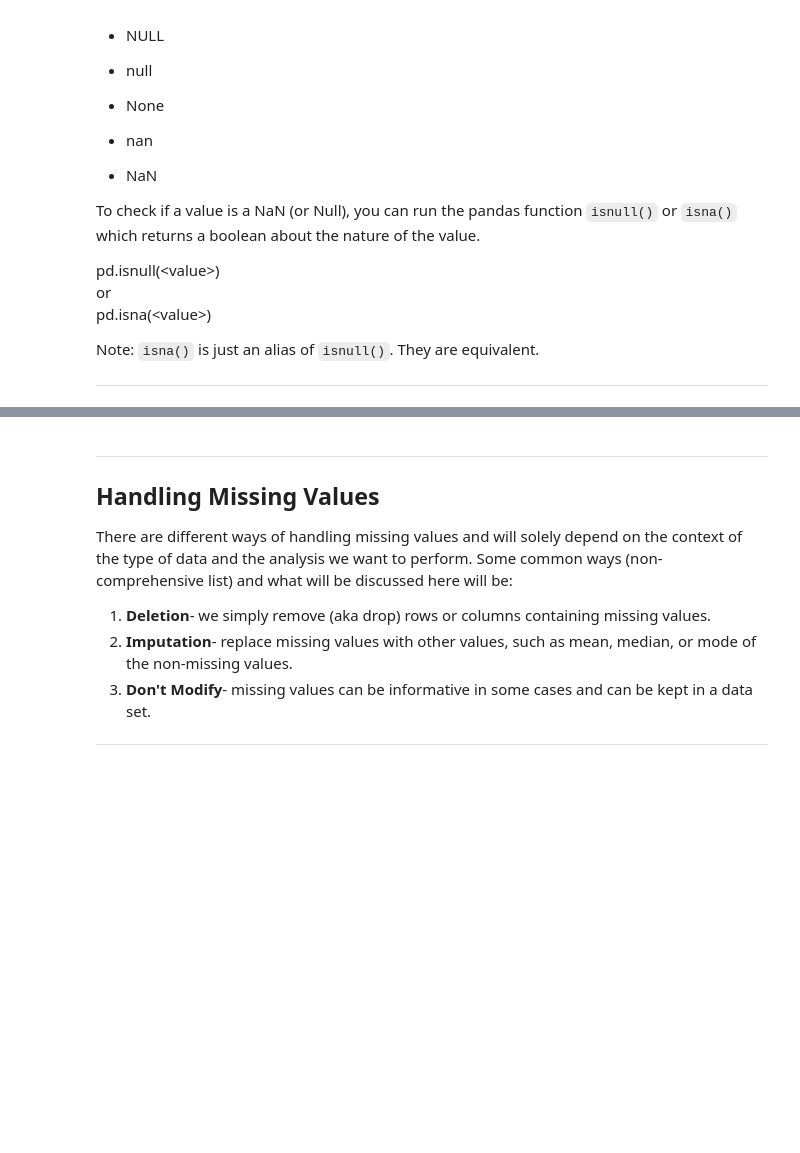
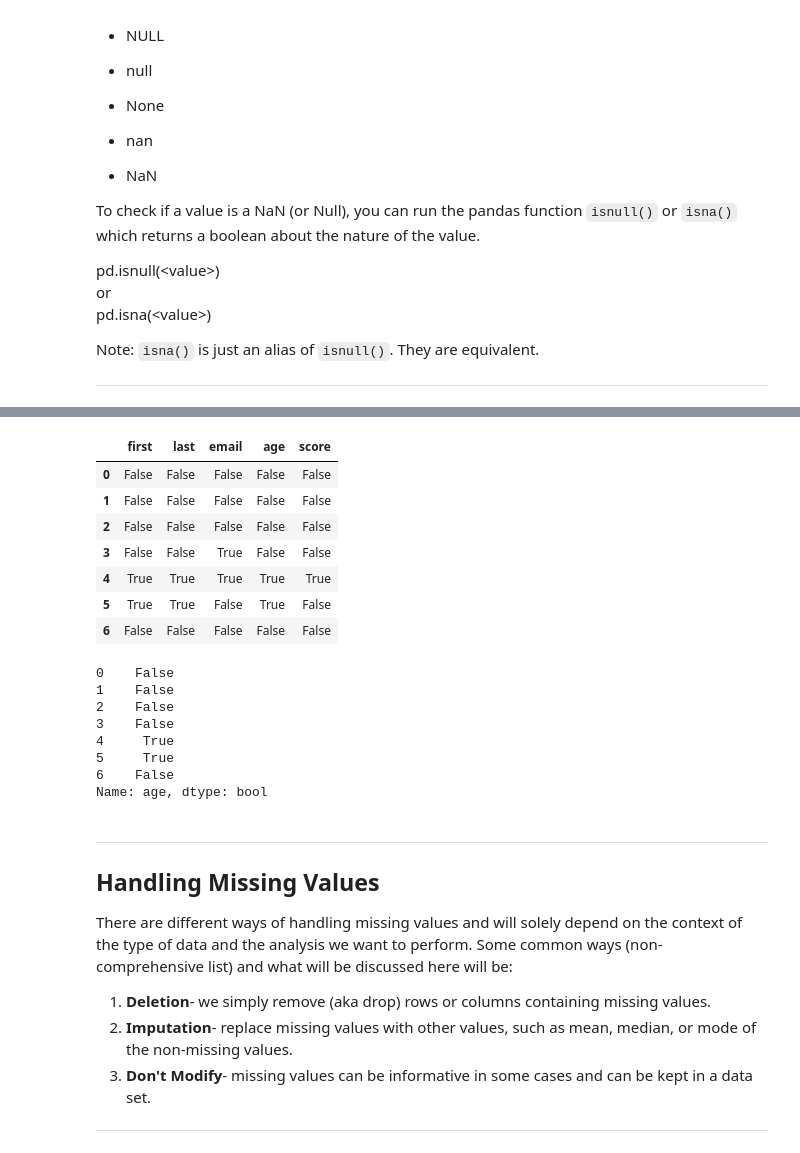
Before and after one commit to thandora/pandas-notes, a Jupyter notebook: pandas_09a.ipynb, the cells around one changed output, grey strips where cells are left out. Drawn from its saved outputs; the diff is of its cells as text; code cells hidden in the pictures; blank space fills up the shorter version.

```diff
--- a/pandas_09a.ipynb
+++ b/pandas_09a.ipynb
@@ -100,6 +101,28 @@ False
 ========================================
 None
 True
+# %%
+# .isna() works on DataFrames and Series too
+x = df.isna()
+y = df["age"].isna()
+display(x, y)
+# %% [output]
+|  | first | last | email | age | score |
+| 0 | False | False | False | False | False |
+| 1 | False | False | False | False | False |
+| 2 | False | False | False | False | False |
+| 3 | False | False | True | False | False |
+| 4 | True | True | True | True | True |
+| 5 | True | True | False | True | False |
+| 6 | False | False | False | False | False |
+0    False
+1    False
+2    False
+3    False
+4     True
+5     True
+6    False
+Name: age, dtype: bool
 # %% [markdown]
 ---
 ## Handling Missing Values
```
Also changed, not shown: parts of 26 cells of this notebook.
